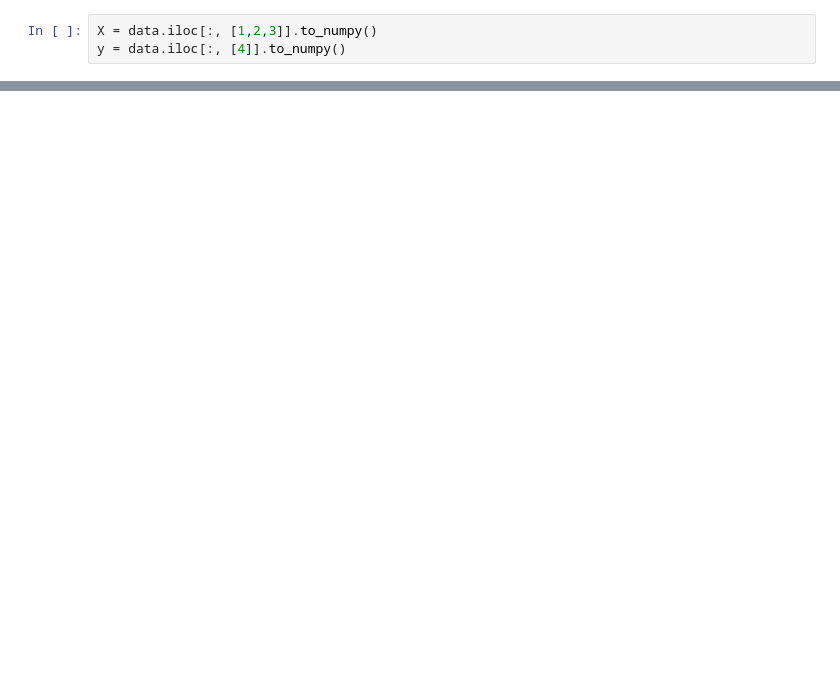
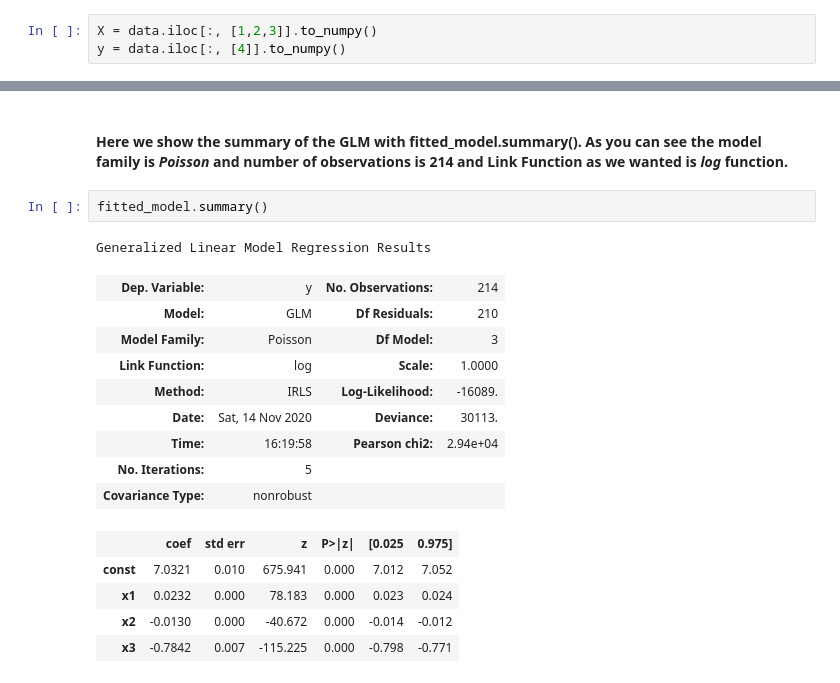
Before and after one commit to codamin/Machine-Learning-Course-Assignments, a Jupyter notebook: hw2/p7.ipynb, the cells around one changed output, grey strips where cells are left out. Saved outputs shown, nothing was run; the diff lists cells and outputs as text; blank space fills up the shorter version.

```diff
--- a/hw2/p7.ipynb
+++ b/hw2/p7.ipynb
@@ -65,0 +71,20 @@ data
+# %% [markdown]
+#### Here we show the summary of the GLM with fitted_model.summary(). As you can see the model family is ***Poisson*** and number of observations is 214 and Link Function as we wanted is ***log*** function.
+# %%
+fitted_model.summary()
+# %% [output]
+Generalized Linear Model Regression Results
+| Dep. Variable: | y | No. Observations: | 214 |
+| Model: | GLM | Df Residuals: | 210 |
+| Model Family: | Poisson | Df Model: | 3 |
+| Link Function: | log | Scale: | 1.0000 |
+| Method: | IRLS | Log-Likelihood: | -16089. |
+| Date: | Sat, 14 Nov 2020 | Deviance: | 30113. |
+| Time: | 16:19:58 | Pearson chi2: | 2.94e+04 |
+| No. Iterations: | 5 |  |  |
+| Covariance Type: | nonrobust |  |  |
+|  | coef | std err | z | P>|z| | [0.025 | 0.975] |
+| const | 7.0321 | 0.010 | 675.941 | 0.000 | 7.012 | 7.052 |
+| x1 | 0.0232 | 0.000 | 78.183 | 0.000 | 0.023 | 0.024 |
+| x2 | -0.0130 | 0.000 | -40.672 | 0.000 | -0.014 | -0.012 |
+| x3 | -0.7842 | 0.007 | -115.225 | 0.000 | -0.798 | -0.771 |
```
Also changed, not shown: parts of 14 cells of this notebook, 1 other file.
